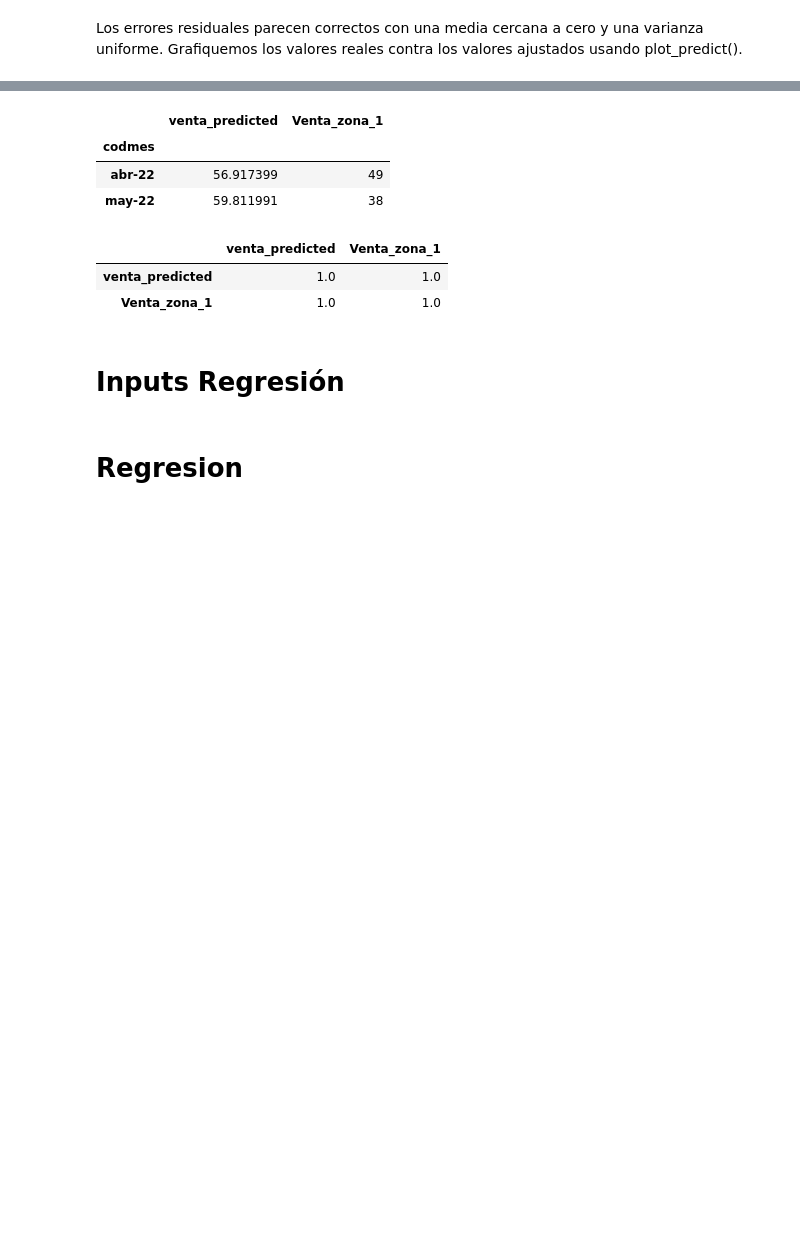
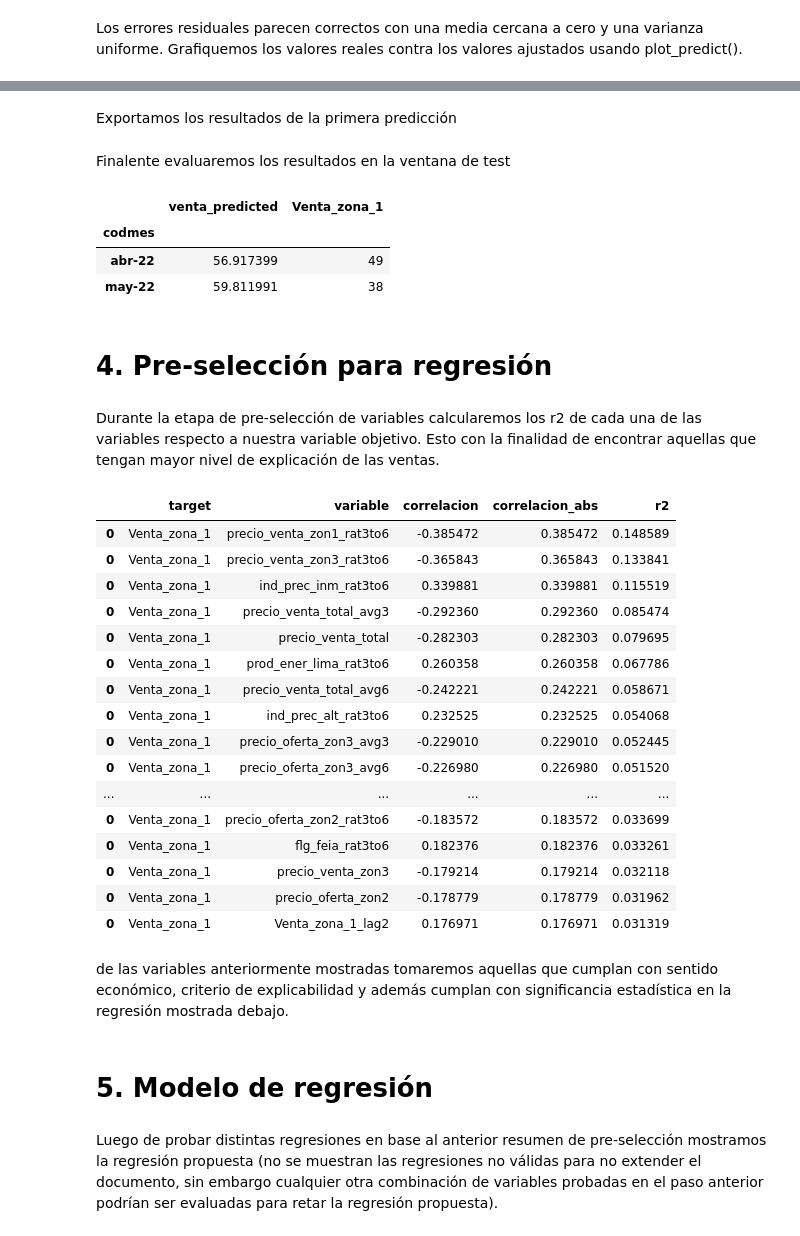
Before and after one commit to JCaballerot/Consultoria_ASEI, a Jupyter notebook: Model_development/JesusMaria/modelDevelopment_zona1_JM_rev.ipynb, the cells around one changed output, grey strips where cells are left out. Drawn from its saved outputs; the diff is of its cells as text; code cells hidden in the pictures; blank space fills up the shorter version.

```diff
--- a/Model_development/JesusMaria/modelDevelopment_zona1_JM_rev.ipynb
+++ b/Model_development/JesusMaria/modelDevelopment_zona1_JM_rev.ipynb
@@ -374,3 +412,7 @@ data_res[['venta_predicted',target]]
+# %% [markdown]
+Exportamos los resultados de la primera predicción
 # %%
 data_res[['venta_predicted',target]].to_csv('results_JM_zona1.csv', index=0)
+# %% [markdown]
+Finalente evaluaremos los resultados en la ventana de test
 # %%
@@ -385,14 +426,10 @@ X_test[['venta_predicted', target]]
 | codmes |  |  |
 | abr-22 | 56.917399 | 49 |
 | may-22 | 59.811991 | 38 |
-# %%
-X_test[['venta_predicted', target]].corr()**2
-# %% [output]
-|  | venta_predicted | Venta_zona_1 |
-| venta_predicted | 1.0 | 1.0 |
-| Venta_zona_1 | 1.0 | 1.0 |
-# %% [markdown]
-# Inputs Regresión
+# %% [markdown]
+# 4. Pre-selección para regresión
+# %% [markdown]
+Durante la etapa de pre-selección de variables calcularemos los r2 de cada una de las variables respecto a nuestra variable objetivo. Esto con la finalidad de encontrar aquellas que tengan mayor nivel de explicación de las ventas.
 # %%
 correlations = pd.DataFrame()
 
@@ -407,9 +444,31 @@ correlations['r2'] = correlations.correlacion.apply(lambda x: x**2)
 
 correlations.sort_values(by = 'correlacion_abs', ascending = False, inplace = True)
 # %%
-correlations.head(50)
+correlations.head(30)
+# %% [output]
+|  | target | variable | correlacion | correlacion_abs | r2 |
+| 0 | Venta_zona_1 | precio_venta_zon1_rat3to6 | -0.385472 | 0.385472 | 0.148589 |
+| 0 | Venta_zona_1 | precio_venta_zon3_rat3to6 | -0.365843 | 0.365843 | 0.133841 |
+| 0 | Venta_zona_1 | ind_prec_inm_rat3to6 | 0.339881 | 0.339881 | 0.115519 |
+| 0 | Venta_zona_1 | precio_venta_total_avg3 | -0.292360 | 0.292360 | 0.085474 |
+| 0 | Venta_zona_1 | precio_venta_total | -0.282303 | 0.282303 | 0.079695 |
+| 0 | Venta_zona_1 | prod_ener_lima_rat3to6 | 0.260358 | 0.260358 | 0.067786 |
+| 0 | Venta_zona_1 | precio_venta_total_avg6 | -0.242221 | 0.242221 | 0.058671 |
+| 0 | Venta_zona_1 | ind_prec_alt_rat3to6 | 0.232525 | 0.232525 | 0.054068 |
+| 0 | Venta_zona_1 | precio_oferta_zon3_avg3 | -0.229010 | 0.229010 | 0.052445 |
+| 0 | Venta_zona_1 | precio_oferta_zon3_avg6 | -0.226980 | 0.226980 | 0.051520 |
+| ... | ... | ... | ... | ... | ... |
+| 0 | Venta_zona_1 | precio_oferta_zon2_rat3to6 | -0.183572 | 0.183572 | 0.033699 |
+| 0 | Venta_zona_1 | flg_feia_rat3to6 | 0.182376 | 0.182376 | 0.033261 |
+| 0 | Venta_zona_1 | precio_venta_zon3 | -0.179214 | 0.179214 | 0.032118 |
+| 0 | Venta_zona_1 | precio_oferta_zon2 | -0.178779 | 0.178779 | 0.031962 |
+| 0 | Venta_zona_1 | Venta_zona_1_lag2 | 0.176971 | 0.176971 | 0.031319 |
-# %% [markdown]
-# Regresion
+# %% [markdown]
+de las variables anteriormente mostradas tomaremos aquellas que cumplan con sentido económico, criterio de explicabilidad y además cumplan con significancia estadística en la regresión mostrada debajo.
+# %% [markdown]
+# 5. Modelo de regresión
+# %% [markdown]
+Luego de probar distintas regresiones en base al anterior resumen de pre-selección mostramos la regresión propuesta (no se muestran las regresiones no válidas para no extender el documento, sin embargo cualquier otra combinación de variables probadas en el paso anterior podrían ser evaluadas para retar la regresión propuesta).
 # %%
 
 features = ['intercept', 'ind_prec_inm_rat3to6_std', 'ind_prec_inf_suby_bienes_avg6_std']
```
Also changed, not shown: parts of 66 cells of this notebook.
